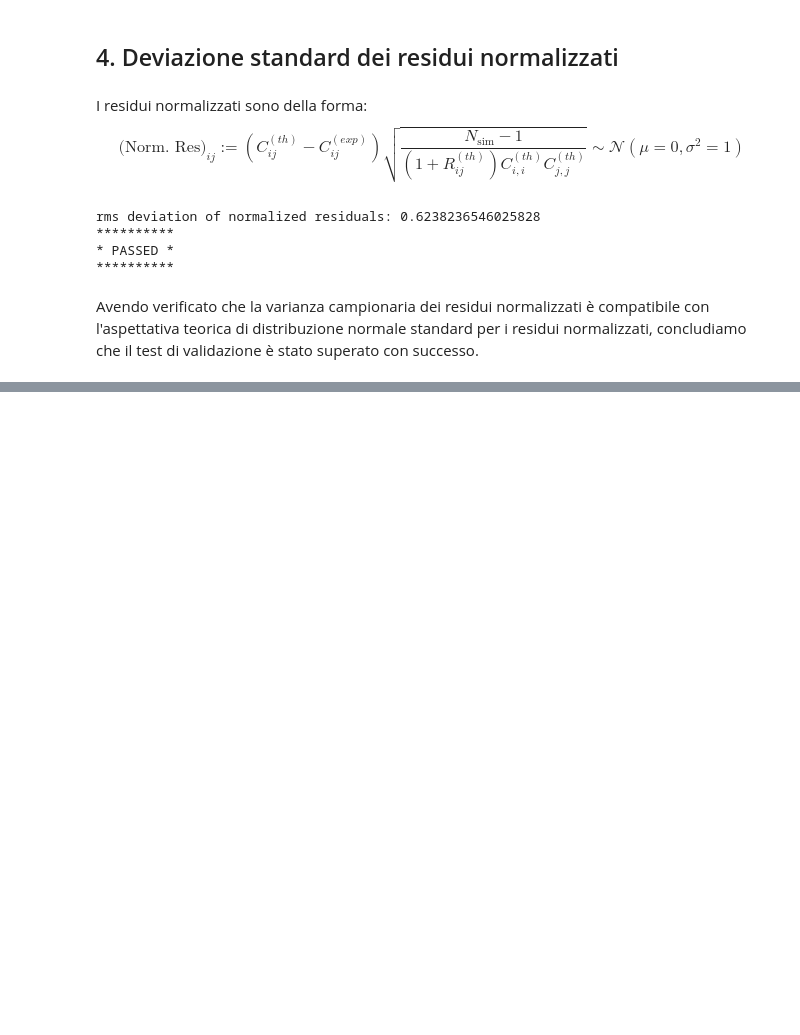
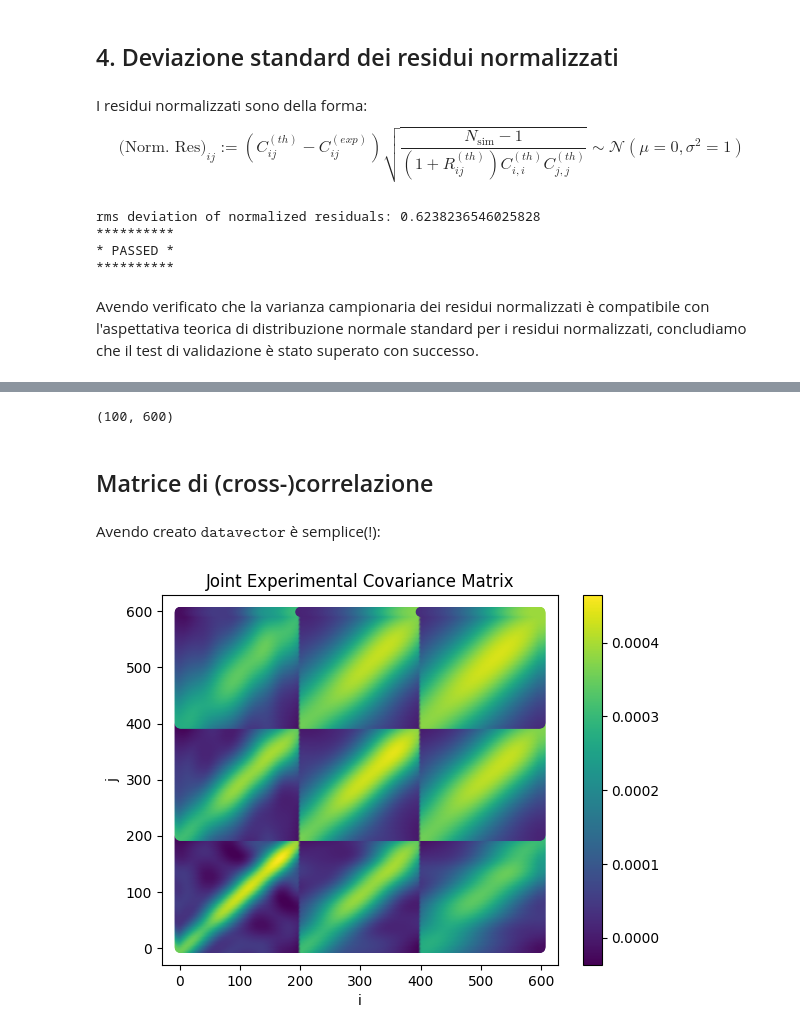
Before and after one commit to BeppeMcOnion/AB_INFO_2022-2023_EercizioFinale, a Jupyter notebook: ProgettoEsame.ipynb, the cells around one changed output, grey strips where cells are left out. Drawn from its saved outputs; the diff is of its cells as text; code cells hidden in the pictures; blank space fills up the shorter version.

Commit message:
feat: Implement Joint Experimental Covariance Matrix

```diff
--- a/ProgettoEsame.ipynb
+++ b/ProgettoEsame.ipynb
@@ -350,0 +364,4 @@ Avendo verificato che la varianza campionaria dei residui normalizzati è compat
+# %%
+file = fits.open(fname)
+table = file[1].data.copy()
+multipoles= np.array([table['XI0'],table['XI2'],table['XI4']])
@@ -350,0 +372,2 @@ Avendo verificato che la varianza campionaria dei residui normalizzati è compat
+# %%
+datavector=multipoles.flatten()
@@ -350,0 +378,38 @@ Avendo verificato che la varianza campionaria dei residui normalizzati è compat
+# %%
+import copy
+# LETTURA
+Nbins=200 # length vettore di dati
+Nmeasures=100 # può arrivare a 10000; POI METTO A  1000!
+test=1
+measures=[] # LISTA, vuota
+for i in np.arange(Nmeasures)+1: # da 0 a N-1, ma se metto "+1", va da 1 a N!
+    fname = f'data/MockMeasures_2PCF_Test{test}/MockMeasures_2PCF_Correlation_MULTIPOLES_Test{test}_{i}.fits'
+    #print(f'apro il file N.{i} chiamato {fname}')
+
+    file = fits.open(fname)
+    table = file[1].data.copy()
+    multipoles= np.array([table['XI0'],table['XI2'],table['XI4']]) # --> shape: (3,200)
+    datavector=multipoles.flatten()                                # --> shape: (600,)
+    measures.append(copy.deepcopy(datavector))
+    if i==1:
+        scale = table['SCALE']    # estrai colonna SCALE della tabella
+    del table
+    file.close()
+
+#trasformiamo lista in array numpy (-> matrice!)
+measures=np.asarray(measures)
+# %%
+measures.shape
+# %% [output]
+(100, 600)
+# %% [markdown]
+## Matrice di (cross-)correlazione
+# %% [markdown]
+Avendo creato $\texttt{datavector}$ è semplice(!):
+# %%
+import numpy as np
+COV = np.cov(np.transpose(measures))
+# %%
+plot_Matrix(COV,title="Joint Experimental Covariance Matrix")
+# %% [output]
+[figure, added]
```
Also changed, not shown: parts of 15 cells of this notebook.
